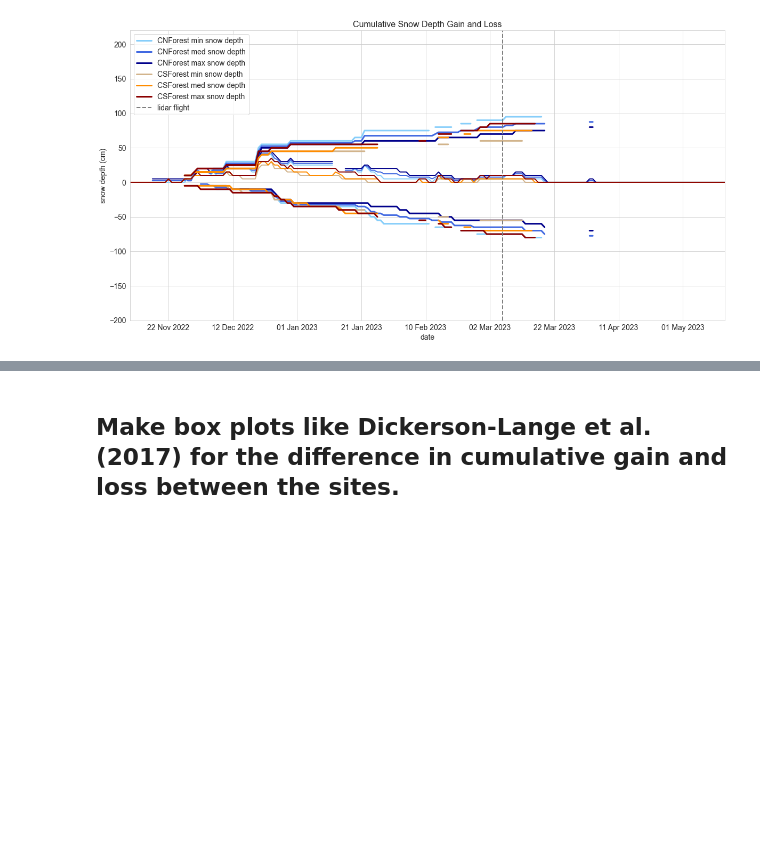
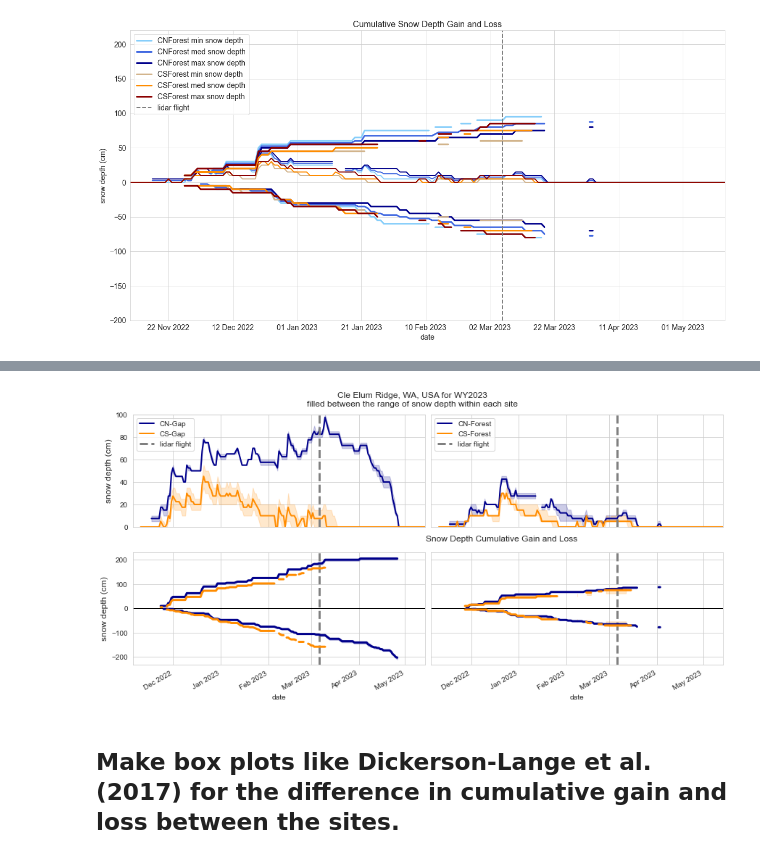
Before and after one commit to cassielumbrazo/CER_timeseries_analysis, a Jupyter notebook: 8_cumulative_gain_loss.ipynb, the cells around one changed output, grey strips where cells are left out. Drawn from its saved outputs; the diff is of its cells as text; code cells hidden in the pictures; blank space fills up the shorter version.

Commit message:
updates to figures for results

```diff
--- a/8_cumulative_gain_loss.ipynb
+++ b/8_cumulative_gain_loss.ipynb
@@ -1626,3 +1892,85 @@ plt.show()
+# %%
+sns.set_style("whitegrid")
+
+fig, ax = plt.subplots(2,2,figsize = (12,6), sharey='row', sharex=True, constrained_layout=True)
+
+alpha=0.2
+
+colornorth = 'darkblue'
+colorsouth = 'darkorange'
+
+# TREATMENT SITES
+# fill between the other treatment sites for the north and south sides
+ax[0,0].fill_between(CNG23['Date'], CNG23['Maximum_depth'], CNG23['Minimum_depth'], color = colornorth, alpha = alpha)
+ax[0,1].fill_between(CNF23['Date'], CNF23['Maximum_depth'], CNF23['Minimum_depth'], color = colornorth, alpha = alpha)
+ax[0,0].fill_between(CSG23['Date'], CSG23['Maximum_depth'], CSG23['Minimum_depth'], color = colorsouth, alpha = alpha)
+ax[0,1].fill_between(CSF23['Date'], CSF23['Maximum_depth'], CSF23['Minimum_depth'], color = colorsouth, alpha = alpha)
+
+# add the other treatment sites for the north and south sides
+ax[0,0].plot(CNG23['Date'], CNG23['Median_depth'], color = colornorth, label="CN-Gap", linewidth=2)
+ax[0,1].plot(CNF23['Date'], CNF23['Median_depth'], color = colornorth, label="CN-Forest"  , linewidth=2)
+ax[0,0].plot(CSG23['Date'], CSG23['Median_depth'], color = colorsouth, label="CS-Gap", linewidth=2)
+ax[0,1].plot(CSF23['Date'], CSF23['Median_depth'], color = colorsouth, label="CS-Forest",  linewidth=2)
+
+
+# add lines for the lidar data flights
+ax[0,0].axvline(x=datetime.date(2023, 3, 6), color='grey', linestyle='--', label="lidar flight", linewidth=3)
+ax[0,1].axvline(x=datetime.date(2023, 3, 6), color='grey', linestyle='--', label="lidar flight", linewidth=3)
+ax[1,0].axvline(x=datetime.date(2023, 3, 6), color='grey', linestyle='--', label="", linewidth=3)
+ax[1,1].axvline(x=datetime.date(2023, 3, 6), color='grey', linestyle='--', label="", linewidth=3)
+
+
+# plot a black line for the cumulative gain and loss plots
+linewidth_zero = 1
+ax[1,0].axhline(y=0, color='black', linestyle='-', linewidth=linewidth_zero)
+ax[1,1].axhline(y=0, color='black', linestyle='-', linewidth=linewidth_zero)
+
+# cumulative gain and loss plots
+linewidth = 3
+linewidth2 =2
+
+colormin_s = 'tan'; colormed_s = 'darkorange'; colormax_s = 'darkred'
+colormin_n = 'lightskyblue'; colormed_n = 'royalblue'; colormax_n = 'darkblue'
+
+CG_all['gains_hs_med_n'].plot( ax=ax[1,0], label = '', color=colornorth, linewidth=linewidth)
+CG_all['losses_hs_med_n'].plot(ax=ax[1,0], label = '', color=colornorth, linewidth=linewidth)
+CG_all['gains_hs_med_s'].plot( ax=ax[1,0], label = '', color=colorsouth, linewidth=linewidth)
+CG_all['losses_hs_med_s'].plot(ax=ax[1,0], label = '', color=colorsouth, linewidth=linewidth)
+
+CF_all['gains_hs_med_n'].plot( ax=ax[1,1], label = '', color=colornorth, linewidth=linewidth)
+CF_all['losses_hs_med_n'].plot(ax=ax[1,1], label = '', color=colornorth, linewidth=linewidth)
+CF_all['gains_hs_med_s'].plot( ax=ax[1,1], label = '', color=colorsouth, linewidth=linewidth)
+CF_all['losses_hs_med_s'].plot(ax=ax[1,1], label = '', color=colorsouth, linewidth=linewidth)
+
+
+# now fill between the min and max gain and loss
+ax[1,0].fill_between(CG_all.index, CG_all['gains_hs_min_n'],  CG_all['gains_hs_max_n'],  color = colornorth, alpha = alpha)
+ax[1,0].fill_between(CG_all.index, CG_all['losses_hs_min_n'], CG_all['losses_hs_max_n'], color = colornorth, alpha = alpha)
+ax[1,1].fill_between(CF_all.index, CF_all['gains_hs_min_s'],  CF_all['gains_hs_max_s'],  color = colorsouth, alpha = alpha)
+ax[1,1].fill_between(CF_all.index, CF_all['losses_hs_min_s'], CF_all['losses_hs_max_s'], color = colorsouth, alpha = alpha)
+
+
+# set plotting constants
+ax[0,0].set_ylim(0,100)
+
+ax[0,0].set_xlim([datetime.date(2022, 11, 5), datetime.date(2023, 5, 14)])
+ax[0,1].set_xlim([datetime.date(2022, 11, 5), datetime.date(2023, 5, 14)])
+
+ax[0,0].xaxis.set_major_formatter(dates.DateFormatter('%b %Y'))
+ax[0,1].xaxis.set_major_formatter(dates.DateFormatter('%b %Y'))
+
+ax[0,0].set_ylabel("snow depth (cm)", fontsize=12)
+ax[1,0].set_ylabel("snow depth (cm)", fontsize=12)
+
+plt.suptitle("Cle Elum Ridge, WA, USA for WY2023\nfilled between the range of snow depth within each site")
+
+ax[0,0].legend(loc='upper left');ax[0,1].legend(loc='upper left')
+
+ax[1,1].set_title('Snow Depth Cumulative Gain and Loss', y=1.06, x=0.5, fontsize=12, loc='right')
+
+plt.show()
+# %% [output]
+[figure, added]
 # %% [markdown]
 ## Make box plots like Dickerson-Lange et al. (2017) for the difference in cumulative gain and loss between the sites.
 # %% [markdown]
```
Also changed, not shown: parts of 4 cells of this notebook, 1 other file.
